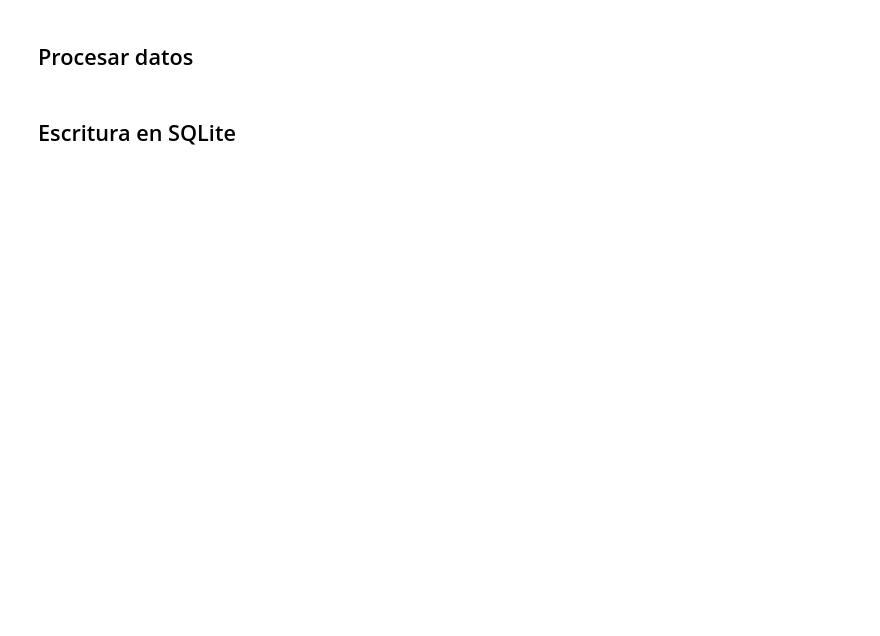
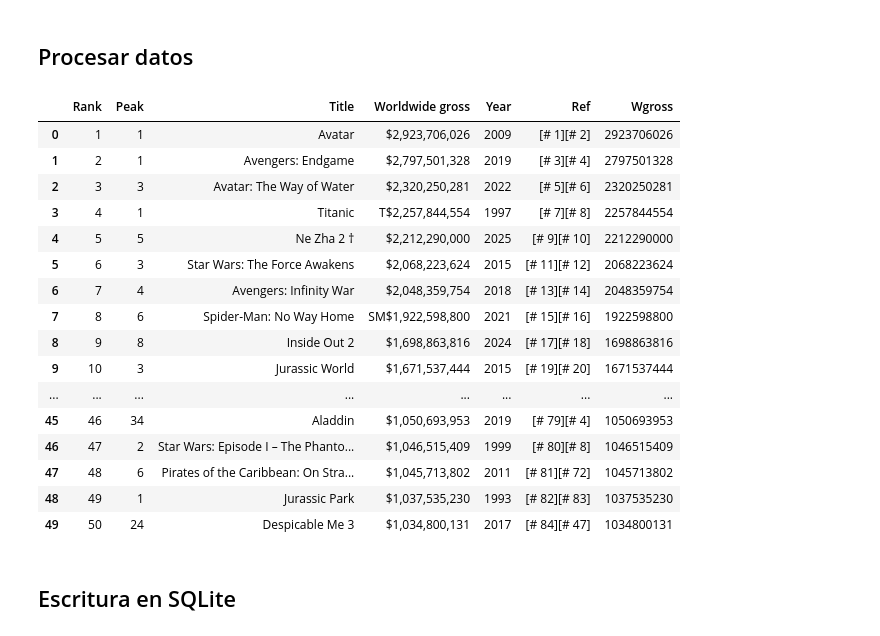
Before and after one commit to pcaliman2/11_web-scraping-project-tutorial, a Jupyter notebook: src/explore.es.ipynb, the cells around one changed output. Drawn from its saved outputs; the diff is of its cells as text; code cells hidden in the pictures; blank space fills up the shorter version.

```diff
--- a/src/explore.es.ipynb
+++ b/src/explore.es.ipynb
@@ -3,16 +3,15 @@
 
 Se recomienda utilizar este cuaderno con fines de exploración.
 # %%
+import pandas as pd
+import sqlite3
 import requests
 from bs4 import BeautifulSoup
-import pandas as pd
-import sqlite3
 import matplotlib.pyplot as plt
 import seaborn as sns
 import io
 
-# Obtener el HTML
-url = "https://en.wikipedia.org/wiki/List_of_most-streamed_songs_on_Spotify"
+url = "https://en.wikipedia.org/wiki/List_of_highest-grossing_films"
 response = requests.get(url)
 # Verificamos la respuesta
 print("Estado:", response.status_code)
@@ -59,0 +82,32 @@ df
+# %%
+
+# Eliminamos notas entre corchetes
+df["Title"] = df["Title"].str.replace(r"\[.*?\]", "", regex=True)
+df["Wgross"]=df["Worldwide gross"]
+#del df["Worldwide gross"]
+
+df["Wgross"] = df["Wgross"].replace(r'^.*?\$', '', regex=True)  # Elimina todo lo que no sea número, coma o punto
+df["Wgross"] = df["Wgross"].str.replace(",", "")
+
+# Paso 3: Convertir a número (float), convirtiendo errores a NaN
+df["Wgross"] = pd.to_numeric(df["Wgross"], errors="coerce")
+
+df.head(50)
+# %% [output]
+|  | Rank | Peak | Title | Worldwide gross | Year | Ref | Wgross |
+| 0 | 1 | 1 | Avatar | $2,923,706,026 | 2009 | [# 1][# 2] | 2923706026 |
+| 1 | 2 | 1 | Avengers: Endgame | $2,797,501,328 | 2019 | [# 3][# 4] | 2797501328 |
+| 2 | 3 | 3 | Avatar: The Way of Water | $2,320,250,281 | 2022 | [# 5][# 6] | 2320250281 |
+| 3 | 4 | 1 | Titanic | T$2,257,844,554 | 1997 | [# 7][# 8] | 2257844554 |
+| 4 | 5 | 5 | Ne Zha 2 † | $2,212,290,000 | 2025 | [# 9][# 10] | 2212290000 |
+| 5 | 6 | 3 | Star Wars: The Force Awakens | $2,068,223,624 | 2015 | [# 11][# 12] | 2068223624 |
+| 6 | 7 | 4 | Avengers: Infinity War | $2,048,359,754 | 2018 | [# 13][# 14] | 2048359754 |
+| 7 | 8 | 6 | Spider-Man: No Way Home | SM$1,922,598,800 | 2021 | [# 15][# 16] | 1922598800 |
+| 8 | 9 | 8 | Inside Out 2 | $1,698,863,816 | 2024 | [# 17][# 18] | 1698863816 |
+| 9 | 10 | 3 | Jurassic World | $1,671,537,444 | 2015 | [# 19][# 20] | 1671537444 |
+| ... | ... | ... | ... | ... | ... | ... | ... |
+| 45 | 46 | 34 | Aladdin | $1,050,693,953 | 2019 | [# 79][# 4] | 1050693953 |
+| 46 | 47 | 2 | Star Wars: Episode I – The Phanto... | $1,046,515,409 | 1999 | [# 80][# 8] | 1046515409 |
+| 47 | 48 | 6 | Pirates of the Caribbean: On Stra... | $1,045,713,802 | 2011 | [# 81][# 72] | 1045713802 |
+| 48 | 49 | 1 | Jurassic Park | $1,037,535,230 | 1993 | [# 82][# 83] | 1037535230 |
+| 49 | 50 | 24 | Despicable Me 3 | $1,034,800,131 | 2017 | [# 84][# 47] | 1034800131 |
```
Also changed, not shown: parts of 17 cells of this notebook, 3 other files.
